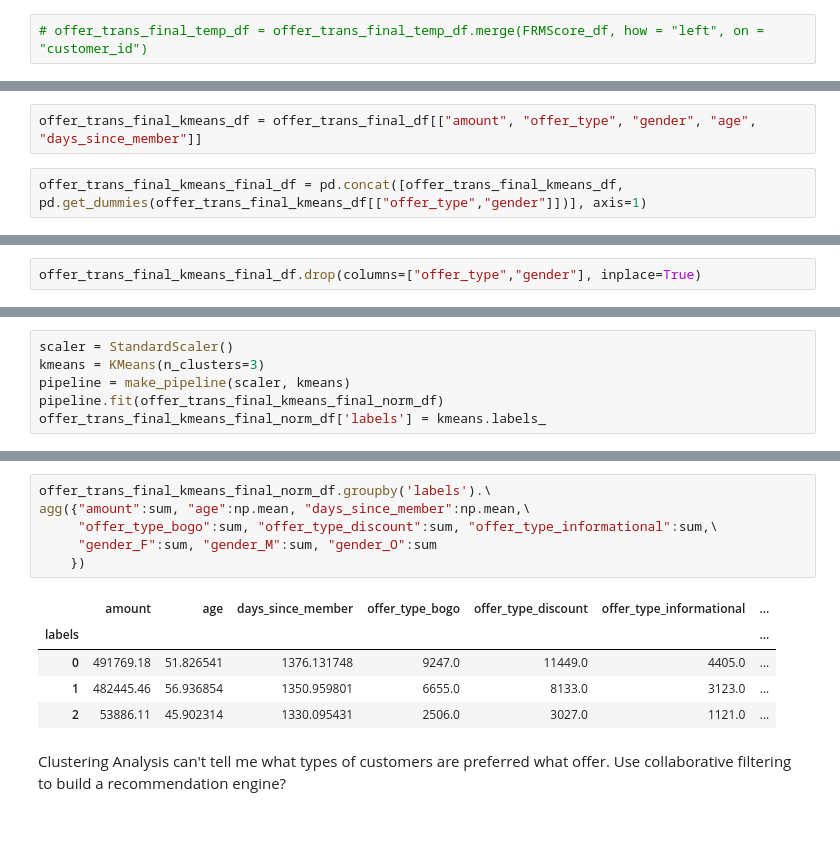
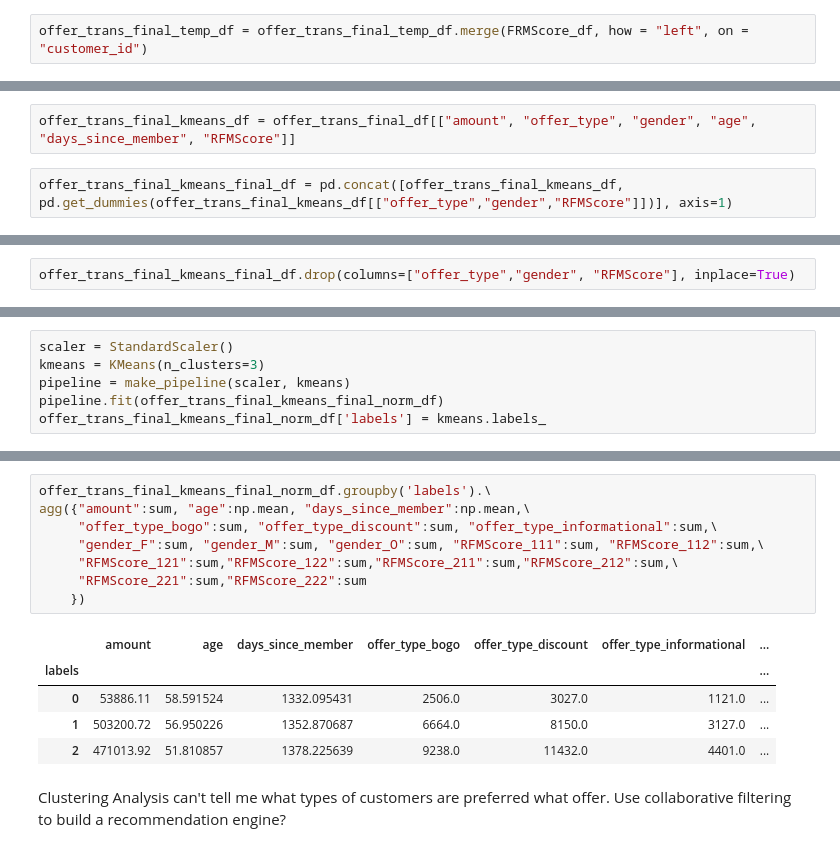
Before and after one commit to Mendy5/Udacity_Project_Capstone, a Jupyter notebook: Starbucks_Capstone_notebook.ipynb, the cells around one changed output, grey strips where cells are left out. Drawn from its saved outputs; the diff is of its cells as text.

```diff
--- a/Starbucks_Capstone_notebook.ipynb
+++ b/Starbucks_Capstone_notebook.ipynb
@@ -2294,7 +2311,7 @@ offer_trans_final_temp_df.head()
 | 3 | 0020ccbbb6d84e358d3414a3ff76cffd | 9b98b8c7a33c4b65b9aebfe6a799e6d9 | 10.32 | 5 | 7 | bogo | 5 | 1 | ... |
 | 4 | 0020ccbbb6d84e358d3414a3ff76cffd | f19421c1d4aa40978ebb69ca19b0e20d | 14.53 | 5 | 5 | bogo | 5 | 1 | ... |
 # %%
-# offer_trans_final_temp_df = offer_trans_final_temp_df.merge(FRMScore_df, how = "left", on = "customer_id")
+offer_trans_final_temp_df = offer_trans_final_temp_df.merge(FRMScore_df, how = "left", on = "customer_id")
 # %%
 offer_trans_final_df = offer_trans_final_temp_df.drop(columns = ["portfolio_id", "customer_id"])
 # %%
@@ -2401,9 +2418,9 @@ offer_trans_final_df.head()
 # %% [markdown]
 Generate a df for clustering analysis
 # %%
-offer_trans_final_kmeans_df = offer_trans_final_df[["amount", "offer_type", "gender", "age", "days_since_member"]]
+offer_trans_final_kmeans_df = offer_trans_final_df[["amount", "offer_type", "gender", "age", "days_since_member", "RFMScore"]]
 # %%
-offer_trans_final_kmeans_final_df = pd.concat([offer_trans_final_kmeans_df, pd.get_dummies(offer_trans_final_kmeans_df[["offer_type","gender"]])], axis=1)
+offer_trans_final_kmeans_final_df = pd.concat([offer_trans_final_kmeans_df, pd.get_dummies(offer_trans_final_kmeans_df[["offer_type","gender","RFMScore"]])], axis=1)
 # %%
 offer_trans_final_kmeans_final_df.head()
 # %% [output]
@@ -2416,5 +2433,5 @@ offer_trans_final_kmeans_final_df.head()
 # %%
-offer_trans_final_kmeans_final_df.drop(columns=["offer_type","gender"], inplace=True)
+offer_trans_final_kmeans_final_df.drop(columns=["offer_type","gender", "RFMScore"], inplace=True)
 # %%
 offer_trans_final_kmeans_final_df.head()
 # %% [output]
@@ -2470,15 +2487,17 @@ offer_trans_final_kmeans_final_norm_df.groupby('labels').count()
 # %%
 offer_trans_final_kmeans_final_norm_df.groupby('labels').\
 agg({"amount":sum, "age":np.mean, "days_since_member":np.mean,\
      "offer_type_bogo":sum, "offer_type_discount":sum, "offer_type_informational":sum,\
-     "gender_F":sum, "gender_M":sum, "gender_O":sum
+     "gender_F":sum, "gender_M":sum, "gender_O":sum, "RFMScore_111":sum, "RFMScore_112":sum,\
+     "RFMScore_121":sum,"RFMScore_122":sum,"RFMScore_211":sum,"RFMScore_212":sum,\
+     "RFMScore_221":sum,"RFMScore_222":sum
     })
 # %% [output]
 |  | amount | age | days_since_member | offer_type_bogo | offer_type_discount | offer_type_informational | ... |
 | labels |  |  |  |  |  |  | ... |
-| 0 | 491769.18 | 51.826541 | 1376.131748 | 9247.0 | 11449.0 | 4405.0 | ... |
-| 1 | 482445.46 | 56.936854 | 1350.959801 | 6655.0 | 8133.0 | 3123.0 | ... |
-| 2 | 53886.11 | 45.902314 | 1330.095431 | 2506.0 | 3027.0 | 1121.0 | ... |
+| 0 | 53886.11 | 58.591524 | 1332.095431 | 2506.0 | 3027.0 | 1121.0 | ... |
+| 1 | 503200.72 | 56.950226 | 1352.870687 | 6664.0 | 8150.0 | 3127.0 | ... |
+| 2 | 471013.92 | 51.810857 | 1378.225639 | 9238.0 | 11432.0 | 4401.0 | ... |
 # %% [markdown]
 Clustering Analysis can't tell me what types of customers are preferred what offer. Use collaborative filtering to build a recommendation engine?
 # %% [markdown]
```
Also changed, not shown: parts of 35 cells of this notebook.
